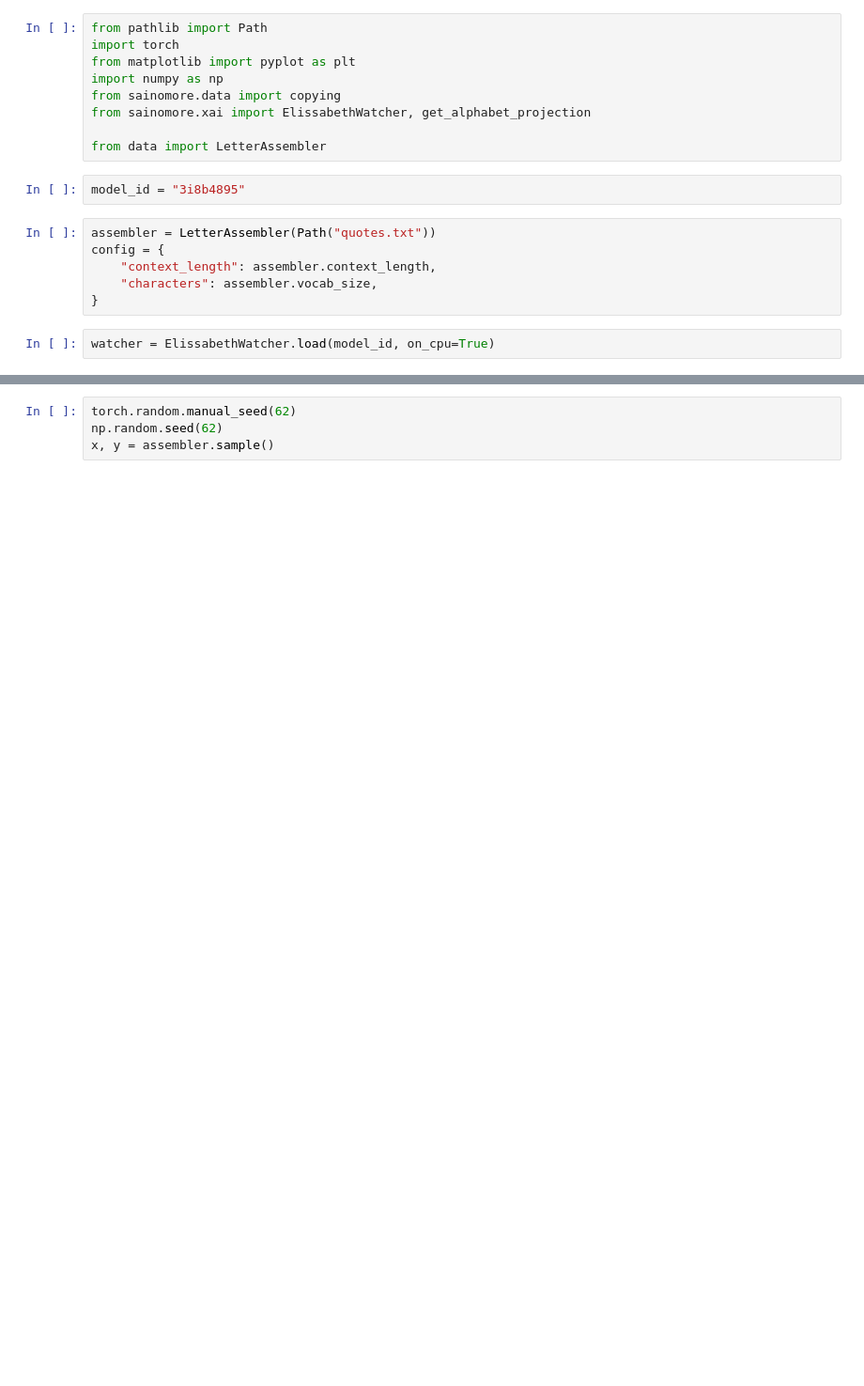
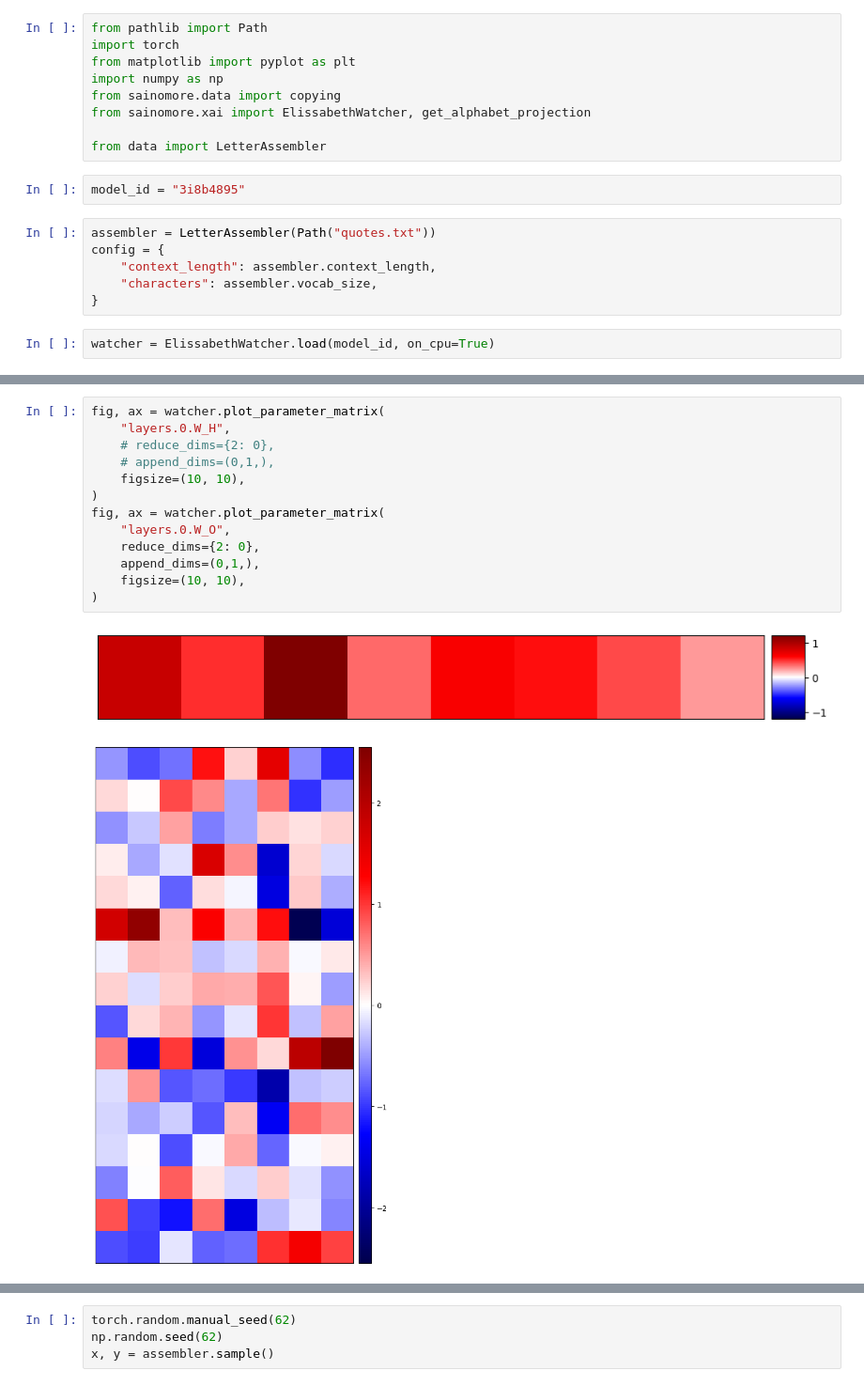
Before and after one commit to irkri/elissabeth, a Jupyter notebook: projects/makemore_replicate/watcher.ipynb, the cells around one changed output, grey strips where cells are left out. Shown: that part at 94% size. Drawn from its saved outputs; the diff is of its cells as text; blank space fills up the shorter version.

```diff
--- a/projects/makemore_replicate/watcher.ipynb
+++ b/projects/makemore_replicate/watcher.ipynb
@@ -19,0 +49,16 @@ watcher = ElissabethWatcher.load(model_id, on_cpu=True)
+# %%
+fig, ax = watcher.plot_parameter_matrix(
+    "layers.0.W_H",
+    # reduce_dims={2: 0},
+    # append_dims=(0,1,),
+    figsize=(10, 10),
+)
+fig, ax = watcher.plot_parameter_matrix(
+    "layers.0.W_O",
+    reduce_dims={2: 0},
+    append_dims=(0,1,),
+    figsize=(10, 10),
+)
+# %% [output]
+[figure, added]
+[figure, added]
```
Also changed, not shown: parts of 22 cells of this notebook, 4 other files.
